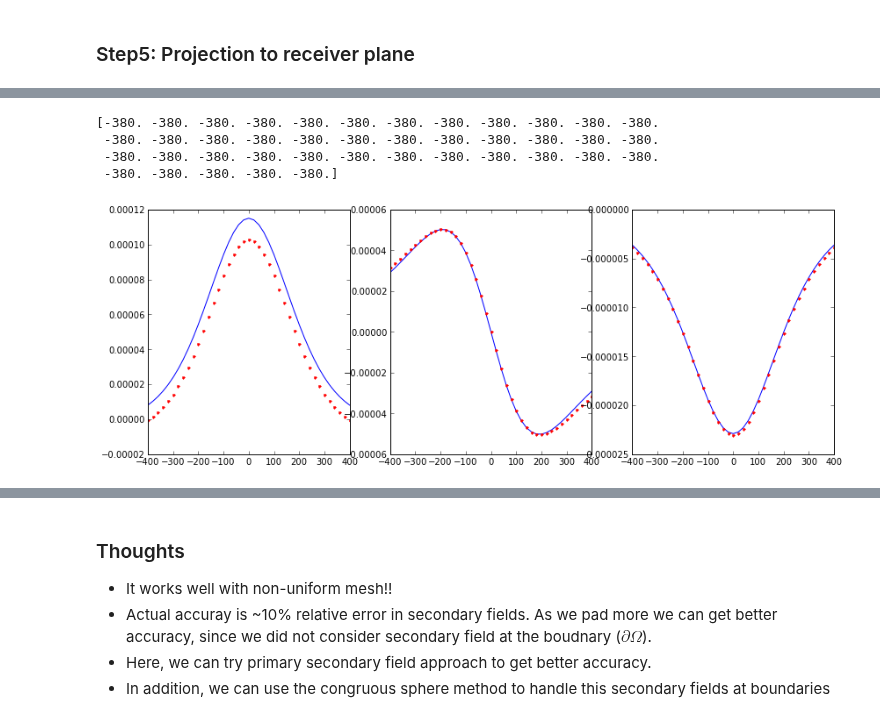
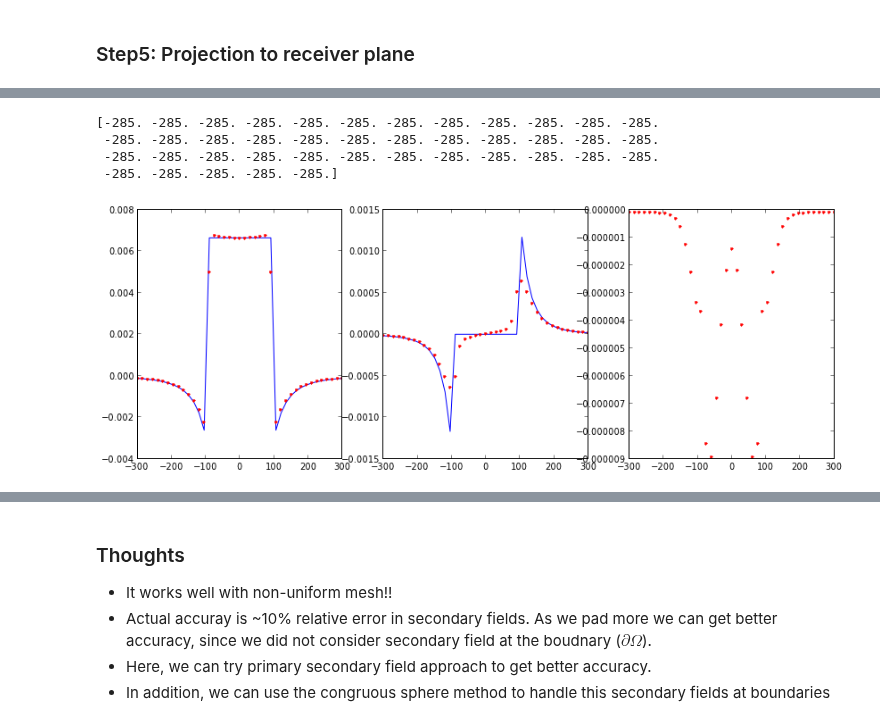
Before and after one commit to simpeg/simpeg, a Jupyter notebook: simpegPF/notebooks/MagForward_total.ipynb, the cells around one changed output, grey strips where cells are left out. Saved outputs shown, nothing was run; the diff lists cells and outputs as text; code cells hidden in the pictures.

```diff
--- a/simpegPF/notebooks/MagForward_total.ipynb
+++ b/simpegPF/notebooks/MagForward_total.ipynb
@@ -112,5 +119,5 @@ Mc = Utils.sdiag(M3.vol)
 D = Mc*Dface*Pin.T*Pin
 MfmuI = Utils.sdiag(1/M3.getFaceInnerProduct(mu = 1/mu).diagonal())
 A = -D*MfmuI*D.T
-rhs = -Mc*Dface*Pout.T*Bbc[ind]
+rhs = -Mc*Dface*Pout.T*Bbc
 # %%
@@ -170,5 +171,5 @@ print M3.nC
 # %%
-B = MfmuI*(-D.T*phi)
+B = -MfmuI*D.T*phi
 rhsa = A*phi
 print info
 print np.linalg.norm(rhs-rhsa)/np.linalg.norm(rhs)
@@ -202,10 +203,10 @@ $$H_{x2} = H_0\frac{3\mu_1}{\mu_2+2\mu_1}$$
 # %% [markdown]
 ### Step5: Projection to receiver plane
 # %%
-xr = np.linspace(-400, 400, 41)
-yr = np.linspace(-400, 400, 41)
+xr = np.linspace(-300, 300, 41)
+yr = np.linspace(-300, 300, 41)
 X, Y = np.meshgrid(xr, yr)
-Z = np.ones((size(xr), size(yr)))*50
+Z = np.ones((size(xr), size(yr)))*0.
 # %%
 rxLoc = np.c_[Utils.mkvc(X), Utils.mkvc(Y), Utils.mkvc(Z)]
 Qfx = M3.getInterpolationMat(rxLoc,'Fx')
@@ -220,7 +221,8 @@ flag = 'secondary'
 if flag=='secondary':
     Bxr = Bxr-Box
 
-Bxra, Byra, Bzra = MagSphereAnalFun(X, Y, Z, 100, 0., 0., 0., mu0, mu0*(1+chiblk), H0, flag)
+# Bxra, Byra, Bzra = MagSphereAnalFun(X, Y, Z, 100, 0., 0., 0., mu0, mu0*(1+chiblk), H0, flag)
+Bxra, Byra, Bzra = MagSphereAnalFunA(X, Y, Z, 100., 0., 0., 0., chiblk, np.array([1., 0., 0.]), flag)
 
 Bxra = np.reshape(Bxra, (size(xr), size(yr)), order='F')
 Byra = np.reshape(Byra, (size(xr), size(yr)), order='F')
@@ -250,18 +254,19 @@ dat6 = ax[2,1].imshow(Bzra); fig.colorbar(dat6, ax=ax[2,1])
 # %%
+id = 21
 fig, axes = subplots(1,3, figsize=(14,5))
 epsx = np.linalg.norm(Utils.mkvc(Bxr))*1e-6
 epsy = np.linalg.norm(Utils.mkvc(Byr))*1e-6
 epsz = np.linalg.norm(Utils.mkvc(Bzr))*1e-6
-axes[0].plot(Y[:,1], Bxra[:,1], 'b', Y[:,1], Bxr[:,1], 'r.')
-axes[1].plot(Y[:,1], Byra[:,1], 'b', Y[:,1], Byr[:,1], 'r.')
-axes[2].plot(Y[:,1], Bzra[:,1], 'b', Y[:,1], Bzr[:,1], 'r.')
+axes[0].plot(Y[:,id], Bxra[:,id], 'b', Y[:,id], Bxr[:,id], 'r.')
+axes[1].plot(Y[:,id], Byra[:,id], 'b', Y[:,id], Byr[:,id], 'r.')
+axes[2].plot(Y[:,id], Bzra[:,id], 'b', Y[:,id], Bzr[:,id], 'r.')
 print X[:,1]
 # %% [output]
-[-380. -380. -380. -380. -380. -380. -380. -380. -380. -380. -380. -380.
- -380. -380. -380. -380. -380. -380. -380. -380. -380. -380. -380. -380.
- -380. -380. -380. -380. -380. -380. -380. -380. -380. -380. -380. -380.
- -380. -380. -380. -380. -380.]
+[-285. -285. -285. -285. -285. -285. -285. -285. -285. -285. -285. -285.
+ -285. -285. -285. -285. -285. -285. -285. -285. -285. -285. -285. -285.
+ -285. -285. -285. -285. -285. -285. -285. -285. -285. -285. -285. -285.
+ -285. -285. -285. -285. -285.]
-[figure, old version]
+[figure, new version]
 # %%
 fig, axes = subplots(1,3, figsize=(14,5))
 epsx = np.linalg.norm(Utils.mkvc(Bxr))*1e-6
```
Also changed, not shown: parts of 16 cells of this notebook, 2 other files.
